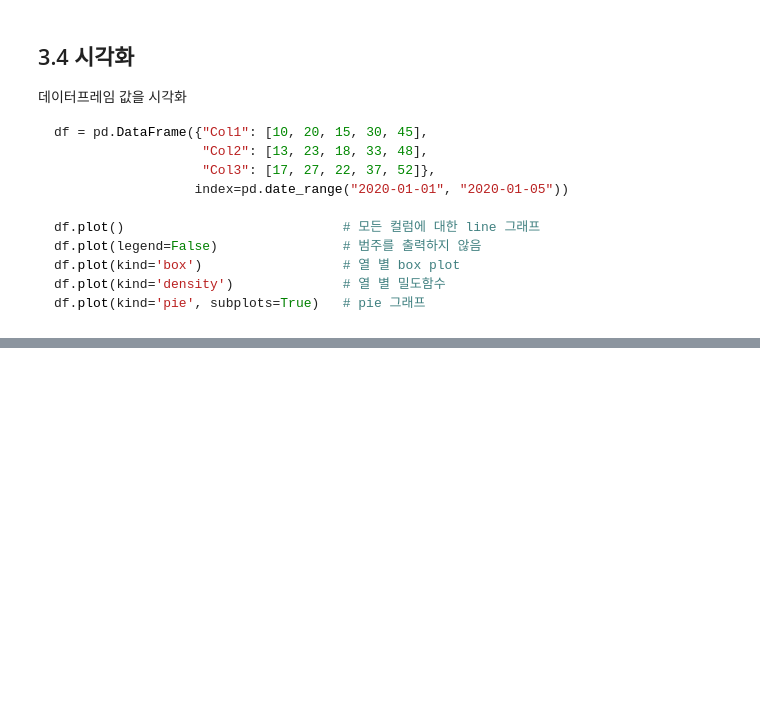
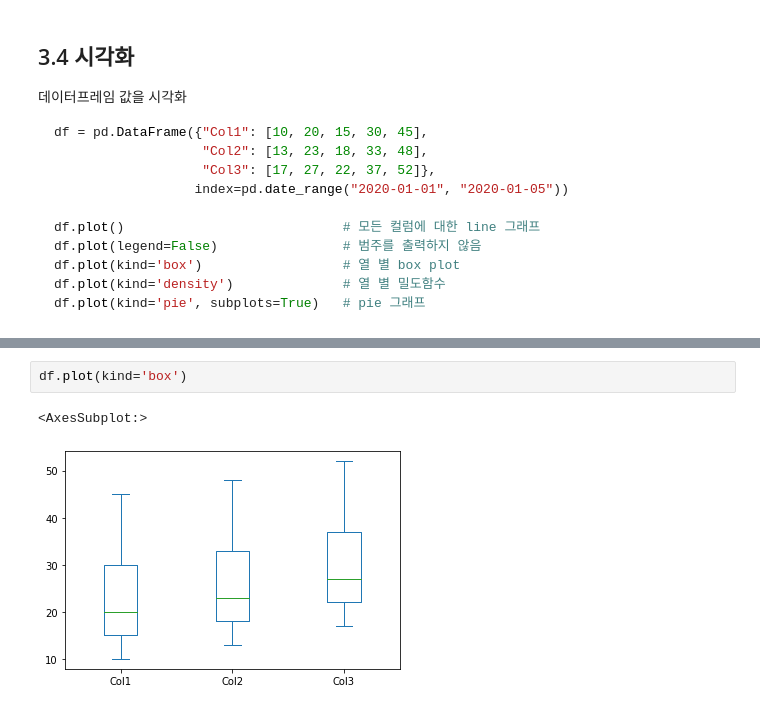
Before and after one commit to soldierzeus/bigdata_thunder, a Jupyter notebook: bigdata2/day05.ipynb, the cells around one changed output, grey strips where cells are left out. Drawn from its saved outputs; the diff is of its cells as text; blank space fills up the shorter version.

```diff
--- a/bigdata2/day05.ipynb
+++ b/bigdata2/day05.ipynb
@@ -2383,0 +2522,5 @@ df.plot(kind='pie', subplots=True)   # pie 그래프
+# %%
+df.plot(kind='box')
+# %% [output]
+<AxesSubplot:>
+[figure, added]
```
Also changed, not shown: parts of 76 cells of this notebook, 3 other files.
